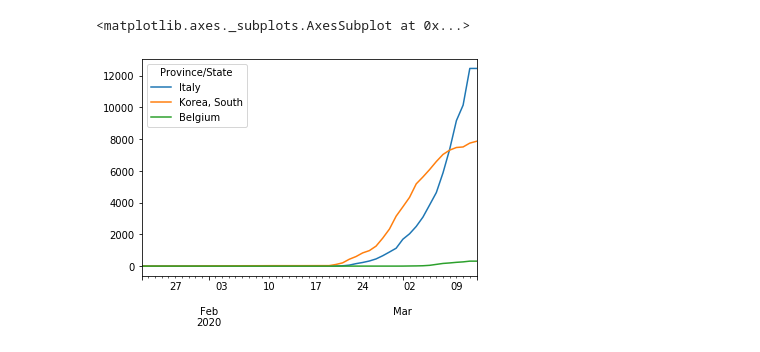
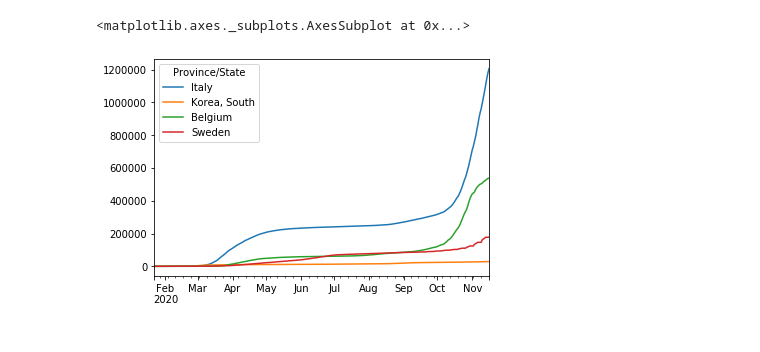
Before and after one commit to jcolot/Data-Science, a Jupyter notebook: COVID-19.ipynb, the cells around one changed output. Drawn from its saved outputs; the diff is of its cells as text; code cells hidden in the pictures.

```diff
--- a/COVID-19.ipynb
+++ b/COVID-19.ipynb
@@ -4,6 +4,6 @@ import matplotlib.pyplot as plt
 from scipy import optimize
 import numpy as np
 # %%
-covid_19_cases = pd.read_csv("https://raw.githubusercontent.com/CSSEGISandData/COVID-19/master/csse_covid_19_data/csse_covid_19_time_series/time_series_19-covid-Confirmed.csv")
+covid_19_cases = pd.read_csv("https://raw.githubusercontent.com/CSSEGISandData/COVID-19/master/csse_covid_19_data/csse_covid_19_time_series/time_series_covid19_confirmed_global.csv")
 # %%
 covid_19_cases = covid_19_cases.T
@@ -48,8 +67,8 @@ covid_19_cases
 # %%
-covid_19_cases[["Italy", "Korea, South", "Belgium"]].plot()
+covid_19_cases[["Italy", "Korea, South", "Belgium", "Sweden"]].plot()
 # %% [output]
 <matplotlib.axes._subplots.AxesSubplot at 0x...>
-[figure, old version]
+[figure, new version]
 # %%
 china = [column for column in covid_19_cases.columns if 'China' in column]
 # %%
```
Also changed, not shown: parts of 13 cells of this notebook, 13 other files.
